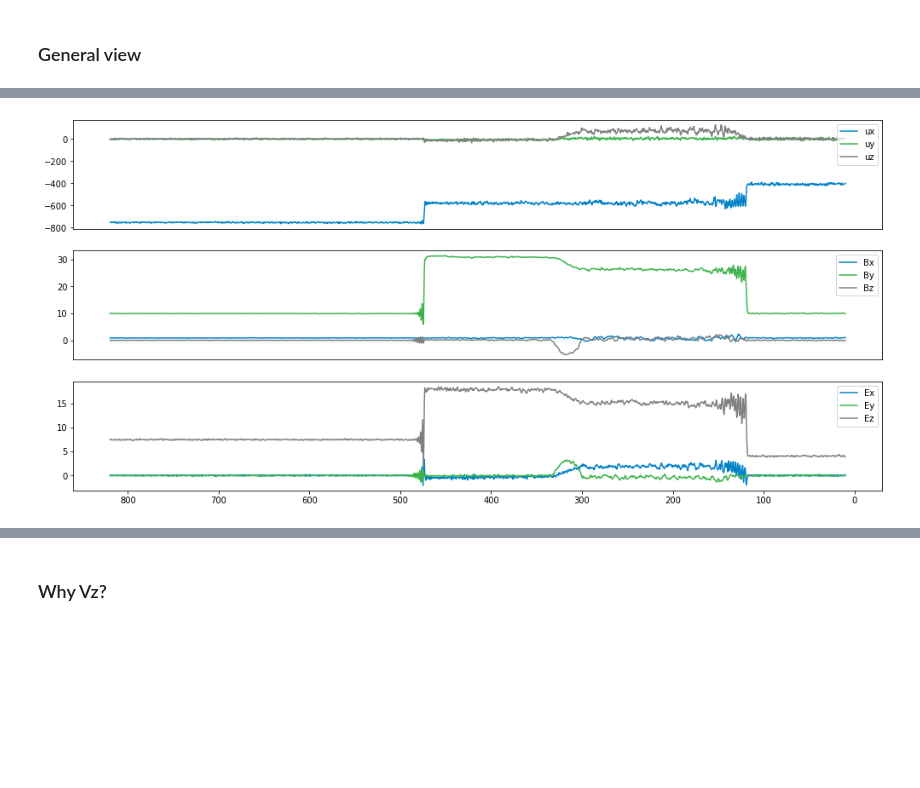
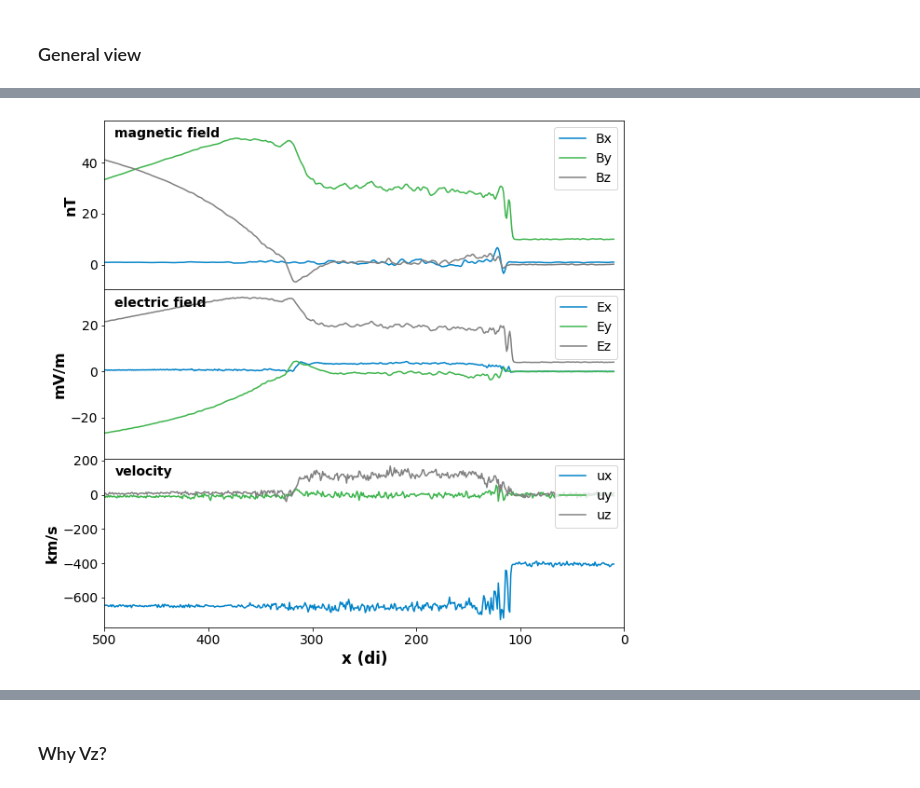
Before and after one commit to cmoissar/Jupyter-Notebooks, a Jupyter notebook: workpad.ipynb, the cells around one changed output, grey strips where cells are left out. Cells and saved outputs as stored; diff of their text form; code cells hidden in the pictures; blank space fills up the shorter version.

```diff
--- a/workpad.ipynb
+++ b/workpad.ipynb
@@ -108,10 +93,10 @@ This should be close to 0: 0.0
 Cluster = 'Zoidberg'
 Cluster = 'Curie'
 Cluster = 'Occ'
-# run_name = '20_05_18_event_only'
-run_name = '21_07_06_event_only_uz_and_p3_without_cloud_dx=0.5'
+run_name = '20_05_18_event_only'
+# run_name = '21_07_06_event_only_uz_and_p3_without_cloud_dx=0.5'
 
-time = 225
+time = 210
 time = '%05d' % time    # Change the time to string format, needed by functions
 
 filepath = '../' + Cluster + '/' + run_name + '/ncfiles/'
@@ -336,54 +346,52 @@ slices_2 = (x_slice, y_slice_2, z_slice_2)
 def smooth(A):
     return np.mean(A[slices_2], axis=(1,2))
 
-rcParams["figure.figsize"] = [17, 8]
+def add_text(axe, text_string):
+    gca_xlen = axe.get_xlim()[1] - axe.get_xlim()[0]
+    gca_xmax = axe.get_xlim()[0]
+    gca_ylen = axe.get_ylim()[1] - axe.get_ylim()[0]
+    gca_ymax = axe.get_ylim()[1]
+    axe.text(gca_xmax+gca_xlen*0.02,
+             gca_ymax-gca_ylen*0.04,
+             text_string,weight='bold',horizontalalignment='left', verticalalignment='top')
+
+rcParams["figure.figsize"] = [10, 10]
 gs = GridSpec(3, 1)
 
 axe = plt.subplot(gs[0])
+plt.plot(x[x_slice], B[0][x_slice, ny0, nz0], label='Bx')
+plt.plot(x[x_slice], B[1][x_slice, ny0, nz0], label='By')
+plt.plot(x[x_slice], B[2][x_slice, ny0, nz0], label='Bz')
+plt.legend(loc = 'upper right')
+plt.xlim(500,0)
+add_text(axe, "magnetic field")
+plt.ylabel("nT")
+axe.get_xaxis().set_visible(False)
+
+axe = plt.subplot(gs[1], sharex=axe)
+plt.plot(x[x_slice], E[0][x_slice, ny0, nz0], label='Ex')
+plt.plot(x[x_slice], E[1][x_slice, ny0, nz0], label='Ey')
+plt.plot(x[x_slice], E[2][x_slice, ny0, nz0], label='Ez')
+plt.legend(loc = 'upper right')
+add_text(axe, "electric field")
+plt.ylabel("mV/m")
+axe.get_xaxis().set_visible(False)
+
+
+axe = plt.subplot(gs[2], sharex=axe)
 plt.plot(x[x_slice], V[0][x_slice, ny0, nz0], label='ux')
 plt.plot(x[x_slice], V[1][x_slice, ny0, nz0], label='uy')
 plt.plot(x[x_slice], V[2][x_slice, ny0, nz0], label='uz')
+add_text(axe, "velocity")
+plt.ylabel("km/s")
 plt.legend(loc = 'upper right')
-axe.get_xaxis().set_visible(False)
 
-axe = plt.subplot(gs[1], sharex=axe)
-plt.plot(x[x_slice], B[0][x_slice, ny0, nz0], label='Bx')
-plt.plot(x[x_slice], B[1][x_slice, ny0, nz0], label='By')
-plt.plot(x[x_slice], B[2][x_slice, ny0, nz0], label='Bz')
-plt.legend()
-axe.get_xaxis().set_visible(False)
 
-axe = plt.subplot(gs[2], sharex=axe)
-plt.plot(x[x_slice], E[0][x_slice, ny0, nz0], label='Ex')
-plt.plot(x[x_slice], E[1][x_slice, ny0, nz0], label='Ey')
-plt.plot(x[x_slice], E[2][x_slice, ny0, nz0], label='Ez')
-plt.legend()
+plt.xlabel('x (di)', fontsize=fsize*1.2, weight='bold')
+plt.subplots_adjust(hspace=0)
 
-plt.gca().invert_xaxis()
 
-plt.figure()
-
-gs = GridSpec(3, 1)
-
-axe = plt.subplot(gs[0])
-plt.plot(x[x_slice], smooth(V[0]), label='ux')
-plt.plot(x[x_slice], smooth(V[1]), label='uy')
-plt.plot(x[x_slice], smooth(V[2]), label='uz')
-plt.legend(loc = 'upper right')
-axe.get_xaxis().set_visible(False)
-
-axe = plt.subplot(gs[1], sharex=axe)
-plt.plot(x[x_slice], smooth(B[0]), label='Bx')
-plt.plot(x[x_slice], smooth(B[1]), label='By')
-plt.plot(x[x_slice], smooth(B[2]), label='Bz')
-plt.legend()
-axe.get_xaxis().set_visible(False)
-
-axe = plt.subplot(gs[2], sharex=axe)
-plt.plot(x[x_slice], smooth(E[0]), label='Ex')
-plt.plot(x[x_slice], smooth(E[1]), label='Ey')
-plt.plot(x[x_slice], smooth(E[2]), label='Ez')
-plt.legend()
-
-plt.gca().invert_xaxis()
+fileout = "zoom_view_sheath_"+run_name
+plt.savefig(filepath_out + fileout, dpi=150)
+print('Figure saved as ', filepath_out + fileout)
 # %% [output]
@@ -390 +399 @@ plt.gca().invert_xaxis()
-[figure, old version]
+[figure, new version]
```
Also changed, not shown: parts of 44 cells of this notebook, 1 other file.
